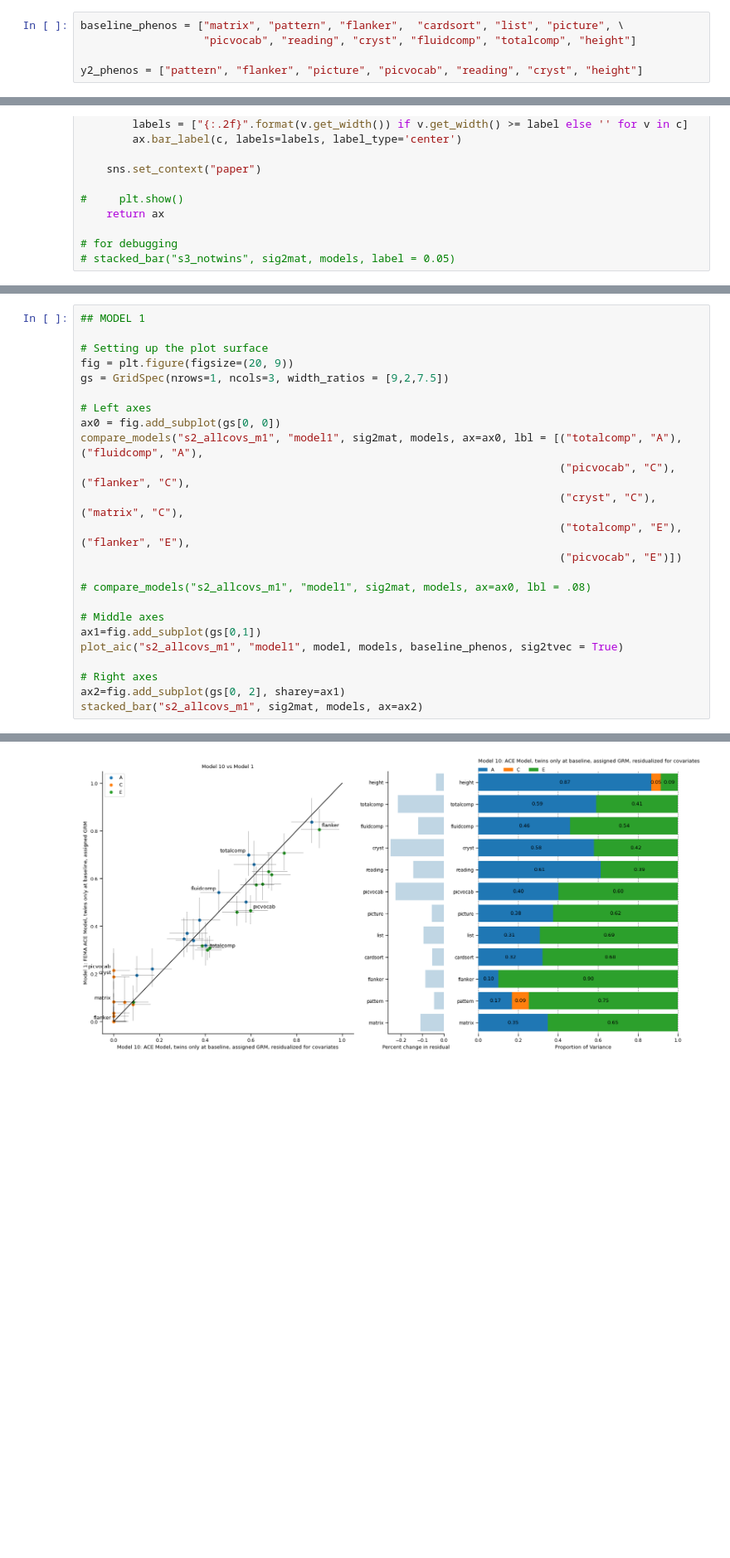
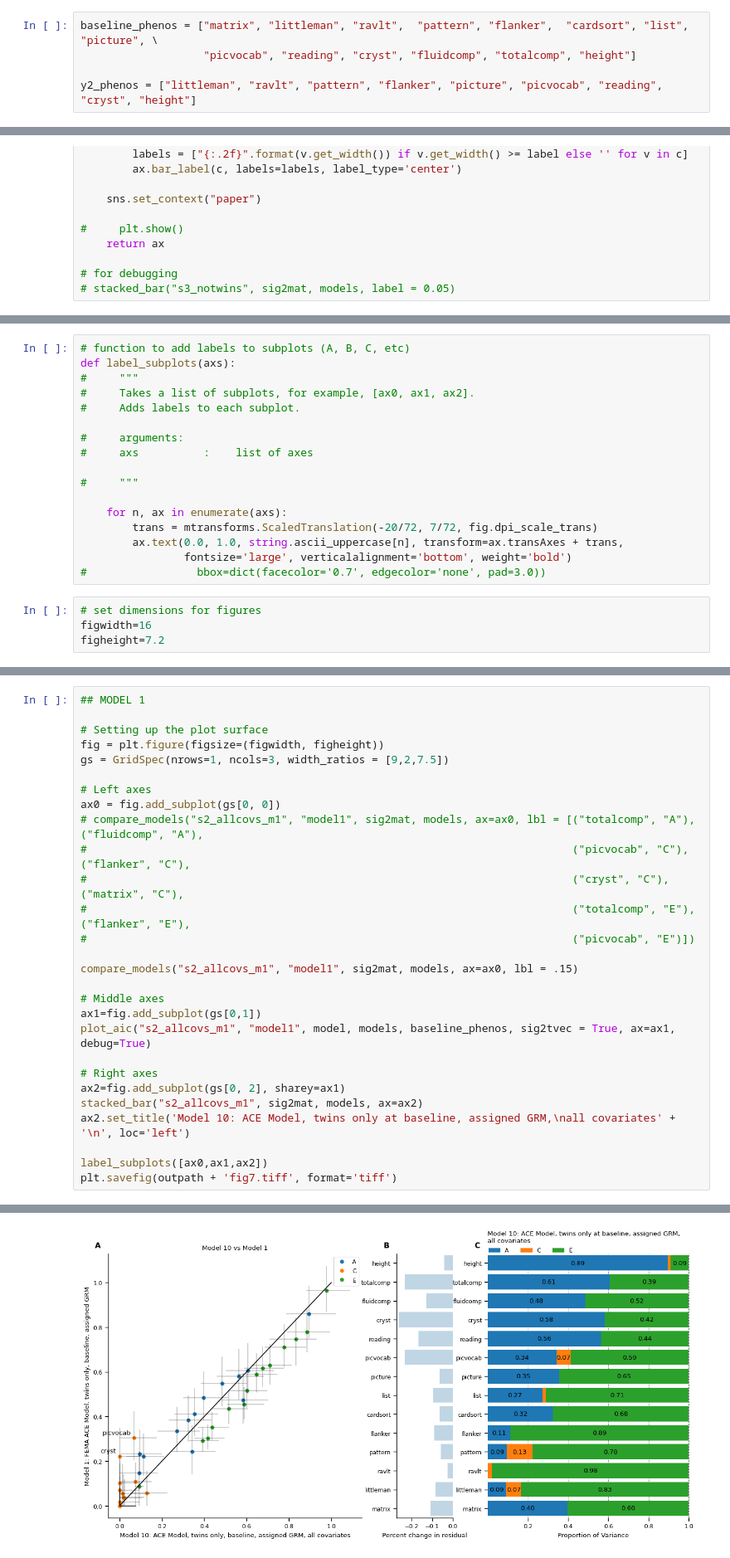
Before and after one commit to dmysmith/behav-genet-2023, a Jupyter notebook: visualize_python.ipynb, the cells around one changed output, grey strips where cells are left out. Shown at 83% size. Saved outputs shown, nothing was run; the diff lists cells and outputs as text; blank space fills up the shorter version.

Commit message:
additional cognitive phenotypes

```diff
--- a/visualize_python.ipynb
+++ b/visualize_python.ipynb
@@ -48,7 +50,7 @@ models
 models['y2_only'] = [False, False, False, False, True, True, False, False, True, False, \
                      False, False, False, True, True, True]
 # %%
-baseline_phenos = ["matrix", "pattern", "flanker",  "cardsort", "list", "picture", \
+baseline_phenos = ["matrix", "littleman", "ravlt",  "pattern", "flanker",  "cardsort", "list", "picture", \
                    "picvocab", "reading", "cryst", "fluidcomp", "totalcomp", "height"]
 
-y2_phenos = ["pattern", "flanker", "picture", "picvocab", "reading", "cryst", "height"]
+y2_phenos = ["littleman", "ravlt", "pattern", "flanker", "picture", "picvocab", "reading", "cryst", "height"]
@@ -449 +459,22 @@ def plot_aic(name1, name2, model, models, phenonames, ax = None, label = None, s
+# %%
+# function to add labels to subplots (A, B, C, etc)
+def label_subplots(axs):
+#     """
+#     Takes a list of subplots, for example, [ax0, ax1, ax2].
+#     Adds labels to each subplot.
+
+#     arguments:
+#     axs          :    list of axes
+
+#     """
+
+    for n, ax in enumerate(axs):
+        trans = mtransforms.ScaledTranslation(-20/72, 7/72, fig.dpi_scale_trans)
+        ax.text(0.0, 1.0, string.ascii_uppercase[n], transform=ax.transAxes + trans,
+                fontsize='large', verticalalignment='bottom', weight='bold')
+#                 bbox=dict(facecolor='0.7', edgecolor='none', pad=3.0))
+# %%
+# set dimensions for figures
+figwidth=16
+figheight=7.2
 # %% [markdown]
@@ -662,24 +759,28 @@ stacked_bar("s1_assigngrm_m5", sig2mat, models, ax=ax2)
 ## MODEL 1
 
 # Setting up the plot surface
-fig = plt.figure(figsize=(20, 9))
+fig = plt.figure(figsize=(figwidth, figheight))
 gs = GridSpec(nrows=1, ncols=3, width_ratios = [9,2,7.5])
 
 # Left axes
 ax0 = fig.add_subplot(gs[0, 0])
-compare_models("s2_allcovs_m1", "model1", sig2mat, models, ax=ax0, lbl = [("totalcomp", "A"),("fluidcomp", "A"),
-                                                                          ("picvocab", "C"),("flanker", "C"),
-                                                                          ("cryst", "C"),("matrix", "C"),
-                                                                          ("totalcomp", "E"),("flanker", "E"),
-                                                                          ("picvocab", "E")])
+# compare_models("s2_allcovs_m1", "model1", sig2mat, models, ax=ax0, lbl = [("totalcomp", "A"),("fluidcomp", "A"),
+#                                                                           ("picvocab", "C"),("flanker", "C"),
+#                                                                           ("cryst", "C"),("matrix", "C"),
+#                                                                           ("totalcomp", "E"),("flanker", "E"),
+#                                                                           ("picvocab", "E")])
 
-# compare_models("s2_allcovs_m1", "model1", sig2mat, models, ax=ax0, lbl = .08)
+compare_models("s2_allcovs_m1", "model1", sig2mat, models, ax=ax0, lbl = .15)
 
 # Middle axes
 ax1=fig.add_subplot(gs[0,1])
-plot_aic("s2_allcovs_m1", "model1", model, models, baseline_phenos, sig2tvec = True)
+plot_aic("s2_allcovs_m1", "model1", model, models, baseline_phenos, sig2tvec = True, ax=ax1, debug=True)
 
 # Right axes
 ax2=fig.add_subplot(gs[0, 2], sharey=ax1)
 stacked_bar("s2_allcovs_m1", sig2mat, models, ax=ax2)
+ax2.set_title('Model 10: ACE Model, twins only at baseline, assigned GRM,\nall covariates' + '\n', loc='left')
+
+label_subplots([ax0,ax1,ax2])
+plt.savefig(outpath + 'fig7.tiff', format='tiff')
 # %% [output]
@@ -687 +802 @@ stacked_bar("s2_allcovs_m1", sig2mat, models, ax=ax2)
-[figure, old version]
+[figure, new version]
```
Also changed, not shown: parts of 30 cells of this notebook, 4 other files.
